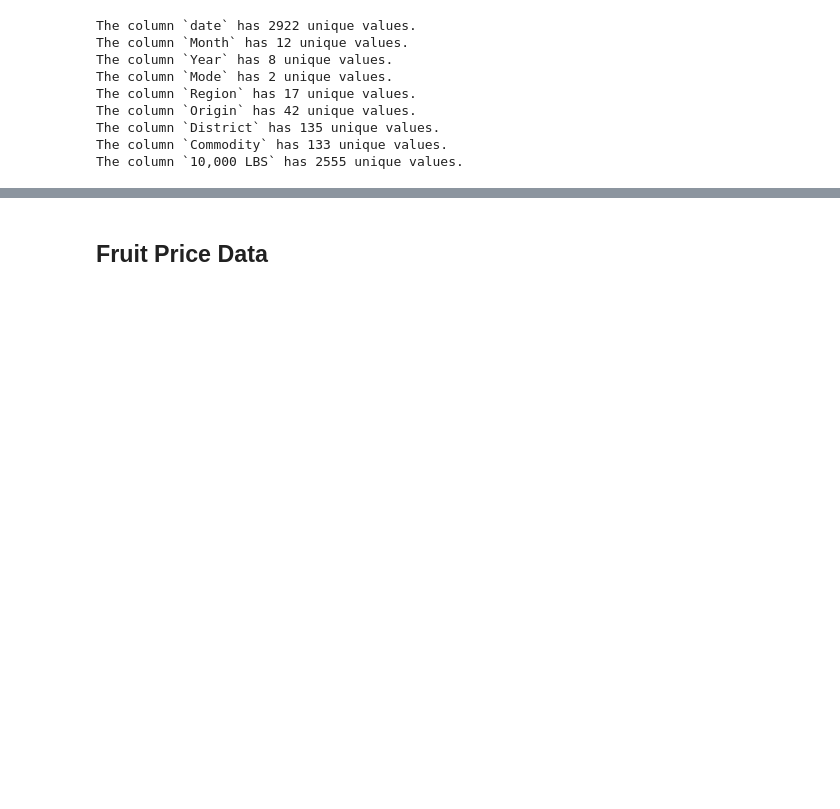
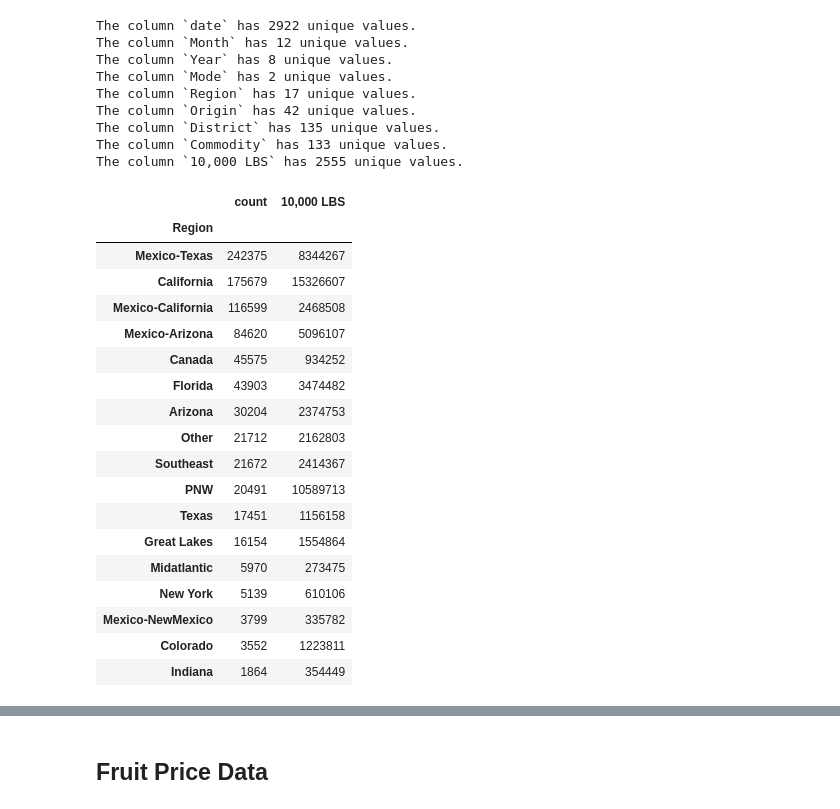
Before and after one commit to quochuyn/mads-milestone1, a Jupyter notebook: SIADS593_Team_Project.ipynb, the cells around one changed output, grey strips where cells are left out. Saved outputs shown, nothing was run; the diff lists cells and outputs as text; code cells hidden in the pictures; blank space fills up the shorter version.

```diff
--- a/SIADS593_Team_Project.ipynb
+++ b/SIADS593_Team_Project.ipynb
@@ -109,3 +109,26 @@ The column `Origin` has 42 unique values.
 The column `District` has 135 unique values.
 The column `Commodity` has 133 unique values.
 The column `10,000 LBS` has 2555 unique values.
+# %%
+# check by region the count and the total volume sum
+clean_truck_df.rename({'date' : 'count'}, axis=1).groupby('Region').agg({'count' : 'count', '10,000 LBS' : 'sum'}).sort_values('count', ascending=False)
+# %% [output]
+|  | count | 10,000 LBS |
+| Region |  |  |
+| Mexico-Texas | 242375 | 8344267 |
+| California | 175679 | 15326607 |
+| Mexico-California | 116599 | 2468508 |
+| Mexico-Arizona | 84620 | 5096107 |
+| Canada | 45575 | 934252 |
+| Florida | 43903 | 3474482 |
+| Arizona | 30204 | 2374753 |
+| Other | 21712 | 2162803 |
+| Southeast | 21672 | 2414367 |
+| PNW | 20491 | 10589713 |
+| Texas | 17451 | 1156158 |
+| Great Lakes | 16154 | 1554864 |
+| Midatlantic | 5970 | 273475 |
+| New York | 5139 | 610106 |
+| Mexico-NewMexico | 3799 | 335782 |
+| Colorado | 3552 | 1223811 |
+| Indiana | 1864 | 354449 |
```
Also changed, not shown: parts of 17 cells of this notebook.
